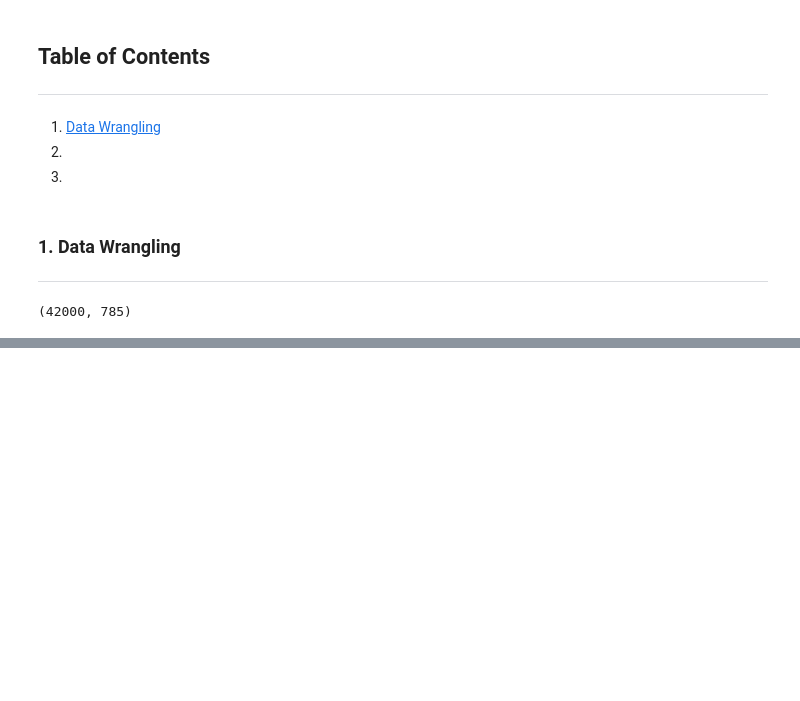
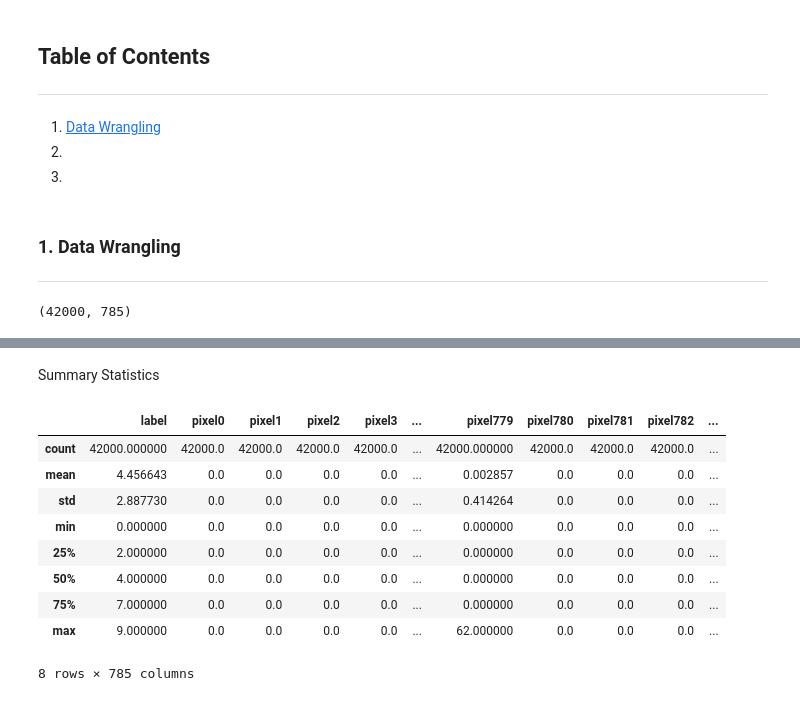
Before and after one commit to clem21chan/MNIST_Digit_Recognizer, a Jupyter notebook: Notebooks/MNIST_Digit_Recognizer.ipynb, the cells around one changed output, grey strips where cells are left out. Saved outputs shown, nothing was run; the diff lists cells and outputs as text; code cells hidden in the pictures; blank space fills up the shorter version.

```diff
--- a/Notebooks/MNIST_Digit_Recognizer.ipynb
+++ b/Notebooks/MNIST_Digit_Recognizer.ipynb
@@ -46,0 +112,15 @@ df.head()
+# %% [markdown]
+Summary Statistics
+# %%
+df.describe()
+# %% [output]
+|  | label | pixel0 | pixel1 | pixel2 | pixel3 | ... | pixel779 | pixel780 | pixel781 | pixel782 | ... |
+| count | 42000.000000 | 42000.0 | 42000.0 | 42000.0 | 42000.0 | ... | 42000.000000 | 42000.0 | 42000.0 | 42000.0 | ... |
+| mean | 4.456643 | 0.0 | 0.0 | 0.0 | 0.0 | ... | 0.002857 | 0.0 | 0.0 | 0.0 | ... |
+| std | 2.887730 | 0.0 | 0.0 | 0.0 | 0.0 | ... | 0.414264 | 0.0 | 0.0 | 0.0 | ... |
+| min | 0.000000 | 0.0 | 0.0 | 0.0 | 0.0 | ... | 0.000000 | 0.0 | 0.0 | 0.0 | ... |
+| 25% | 2.000000 | 0.0 | 0.0 | 0.0 | 0.0 | ... | 0.000000 | 0.0 | 0.0 | 0.0 | ... |
+| 50% | 4.000000 | 0.0 | 0.0 | 0.0 | 0.0 | ... | 0.000000 | 0.0 | 0.0 | 0.0 | ... |
+| 75% | 7.000000 | 0.0 | 0.0 | 0.0 | 0.0 | ... | 0.000000 | 0.0 | 0.0 | 0.0 | ... |
+| max | 9.000000 | 0.0 | 0.0 | 0.0 | 0.0 | ... | 62.000000 | 0.0 | 0.0 | 0.0 | ... |
+8 rows × 785 columns
```
Also changed, not shown: parts of 11 cells of this notebook, 5 other files.
